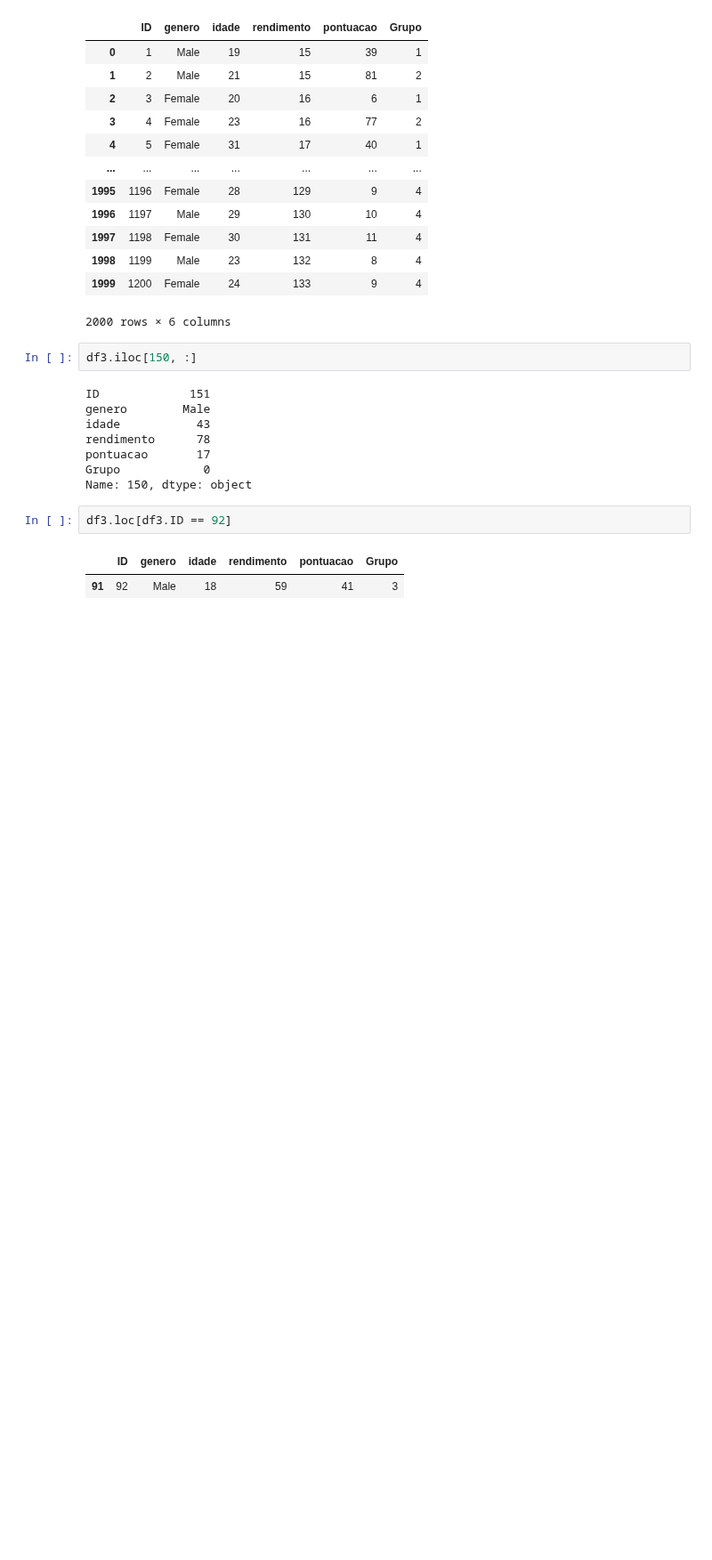
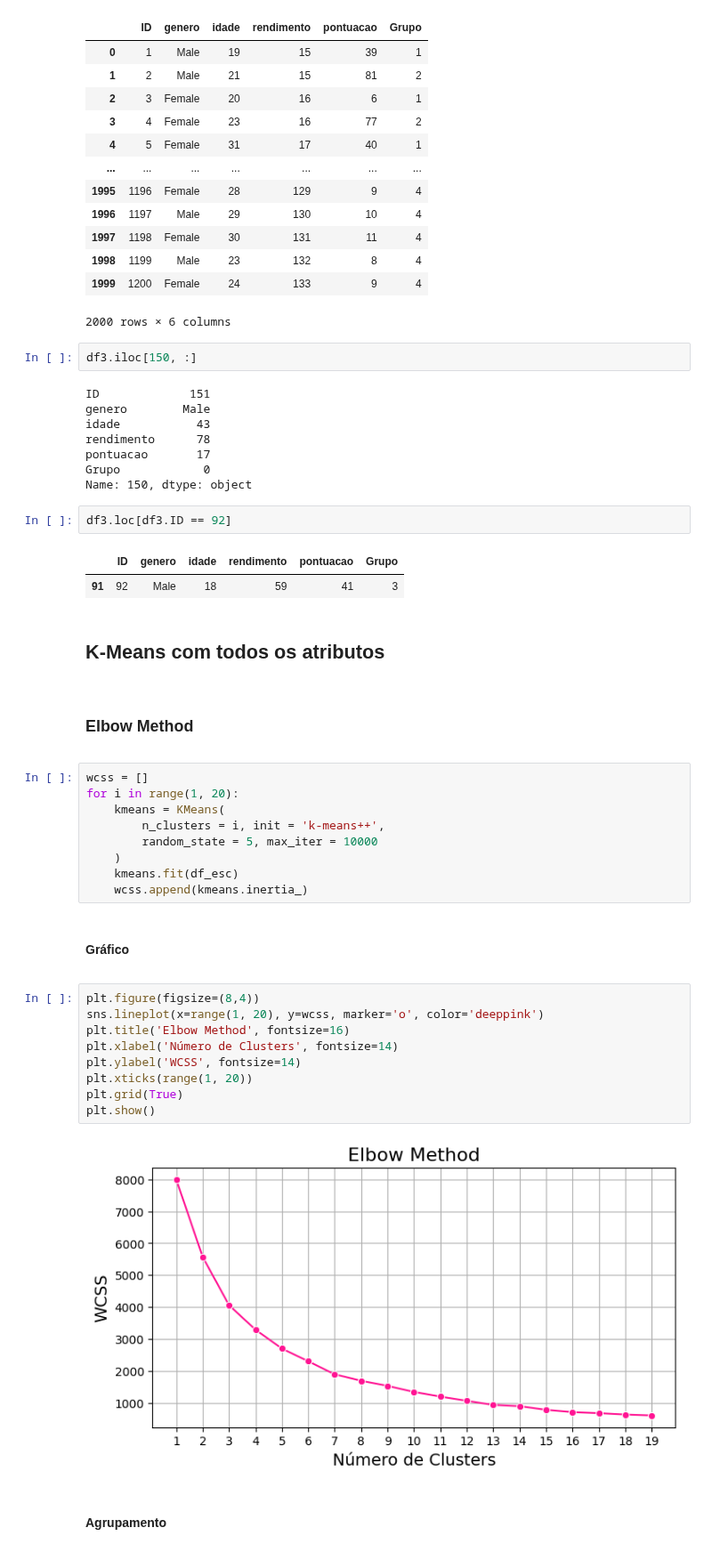
Before and after one commit to SisouDev/iaAlg, a Jupyter notebook: cluster/kmeans.ipynb, the cells around one changed output. Shown at 89% size. Saved outputs shown, nothing was run; the diff lists cells and outputs as text; blank space fills up the shorter version.

Commit message:
kmeans2

```diff
--- a/cluster/kmeans.ipynb
+++ b/cluster/kmeans.ipynb
@@ -477,3 +478,43 @@ df3.loc[df3.ID == 92]
 # %% [output]
 |  | ID | genero | idade | rendimento | pontuacao | Grupo |
 | 91 | 92 | Male | 18 | 59 | 41 | 3 |
+# %% [markdown]
+<span style="font-family: 'Trebuchet MS', sans-serif;">
+
+## K-Means com todos os atributos
+</span>
+# %% [markdown]
+<span style="font-family: 'Trebuchet MS', sans-serif;">
+
+### Elbow Method
+</span>
+# %%
+wcss = []
+for i in range(1, 20):
+    kmeans = KMeans(
+        n_clusters = i, init = 'k-means++',
+        random_state = 5, max_iter = 10000
+    )
+    kmeans.fit(df_esc)
+    wcss.append(kmeans.inertia_)
+# %% [markdown]
+<span style="font-family: 'Trebuchet MS', sans-serif;">
+
+#### Gráfico
+</span>
+# %%
+plt.figure(figsize=(8,4))
+sns.lineplot(x=range(1, 20), y=wcss, marker='o', color='deeppink')
+plt.title('Elbow Method', fontsize=16)
+plt.xlabel('Número de Clusters', fontsize=14)
+plt.ylabel('WCSS', fontsize=14)
+plt.xticks(range(1, 20))
+plt.grid(True)
+plt.show()
+# %% [output]
+[figure, added]
+# %% [markdown]
+<span style="font-family: 'Trebuchet MS', sans-serif;">
+
+#### Agrupamento
+</span>
```
Also changed, not shown: parts of 32 cells of this notebook.
